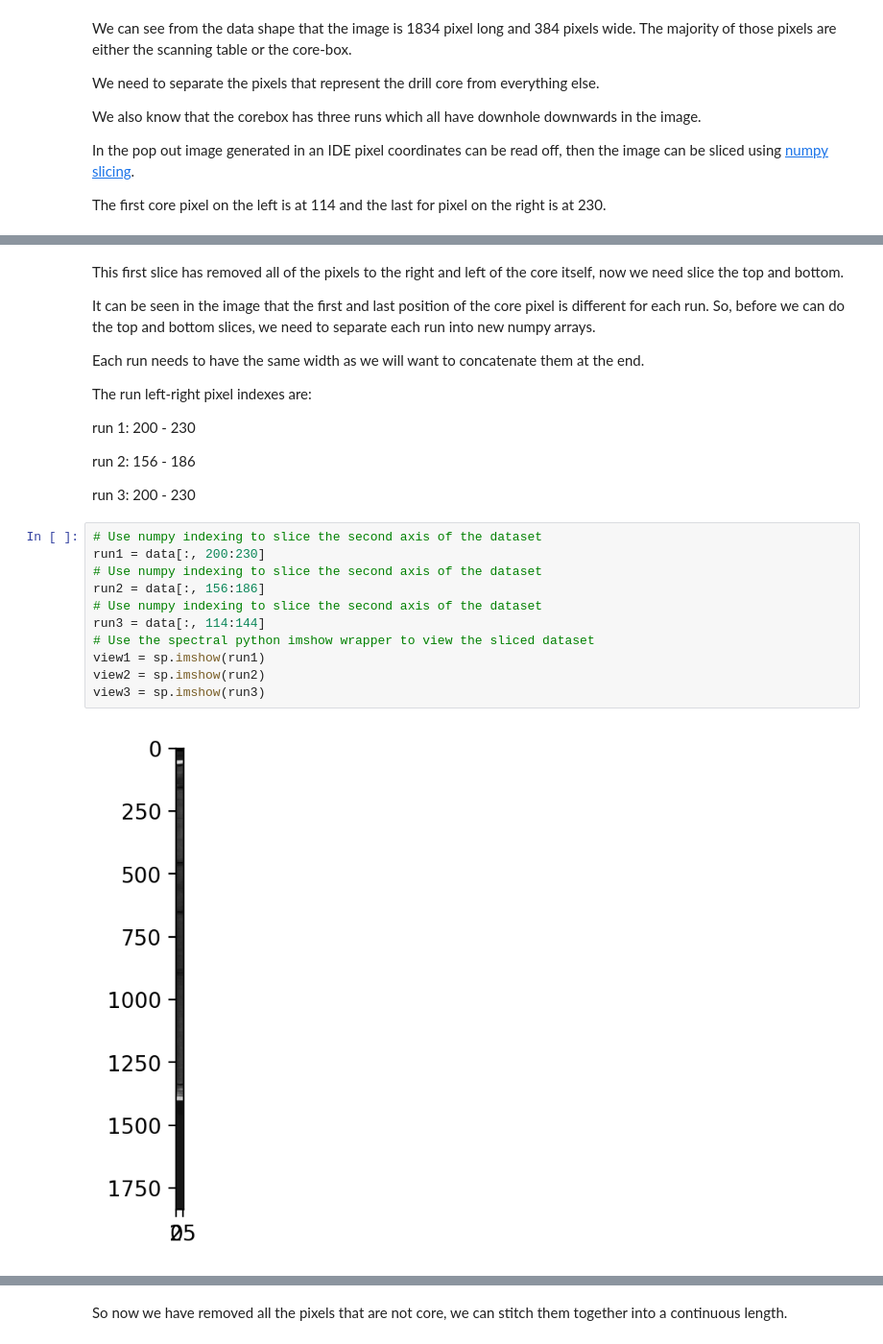
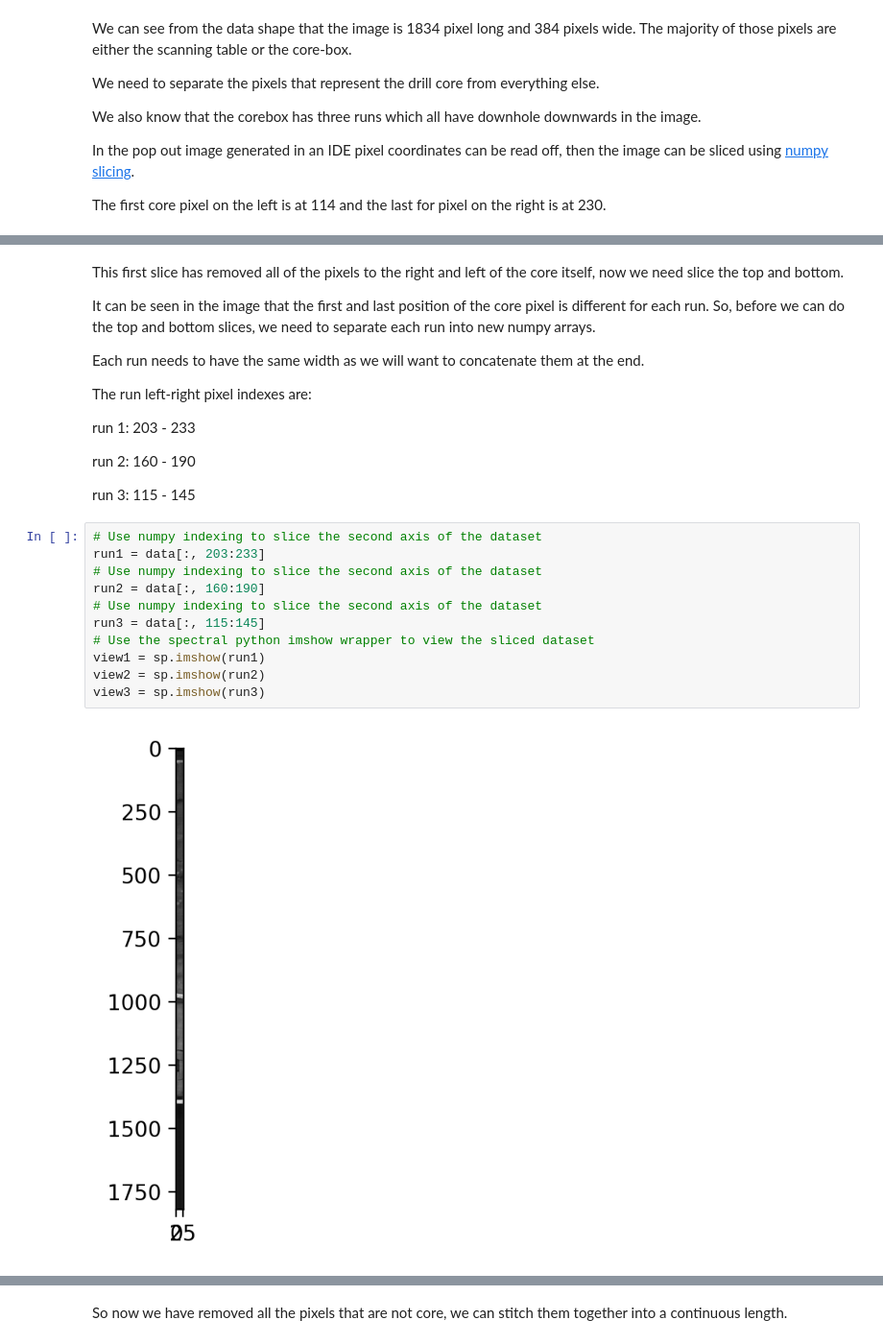
Before and after one commit to Geological-Survey-Ireland/Hyperspectral, a Jupyter notebook: 3_Removing_the_core_box_from_the_image.ipynb, the cells around one changed output, grey strips where cells are left out. Shown at 96% size. Drawn from its saved outputs; the diff is of its cells as text.

```diff
--- a/3_Removing_the_core_box_from_the_image.ipynb
+++ b/3_Removing_the_core_box_from_the_image.ipynb
@@ -64,21 +64,21 @@ Each run needs to have the same width as we will want to concatenate them at the
 
 The run left-right pixel indexes are:
 
-run 1: 200 - 230
+run 1: 203 - 233
 
-run 2: 156 - 186
+run 2: 160 - 190
 
-run 3: 200 - 230
+run 3: 115 - 145
 # %%
 # Use numpy indexing to slice the second axis of the dataset
-run1 = data[:, 200:230]
+run1 = data[:, 203:233]
 # Use numpy indexing to slice the second axis of the dataset
-run2 = data[:, 156:186]
+run2 = data[:, 160:190]
 # Use numpy indexing to slice the second axis of the dataset
-run3 = data[:, 114:144]
+run3 = data[:, 115:145]
 # Use the spectral python imshow wrapper to view the sliced dataset
 view1 = sp.imshow(run1)
 view2 = sp.imshow(run2)
 view3 = sp.imshow(run3)
 # %% [output]
-[figure, old version]
+[figure, new version]
```
Also changed, not shown: parts of 12 cells of this notebook.
